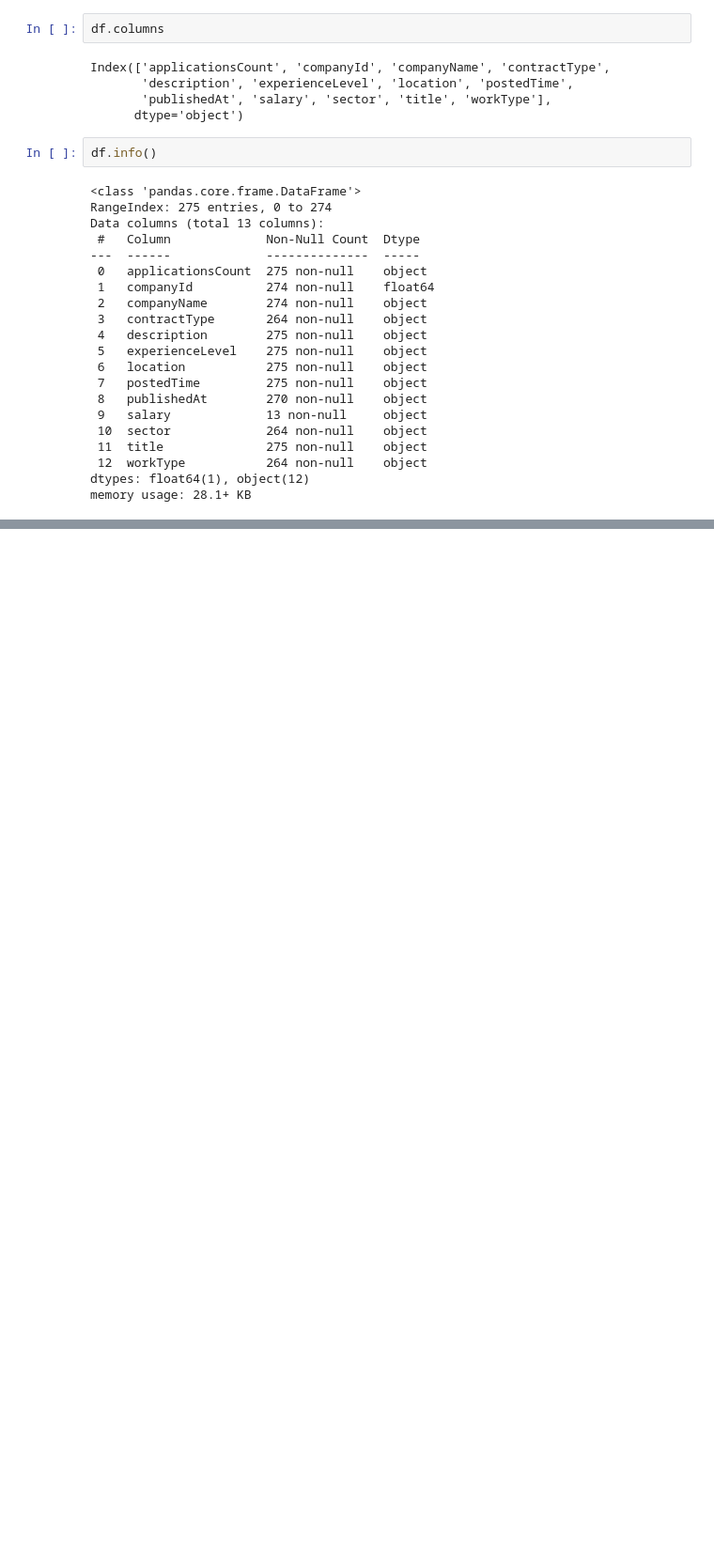
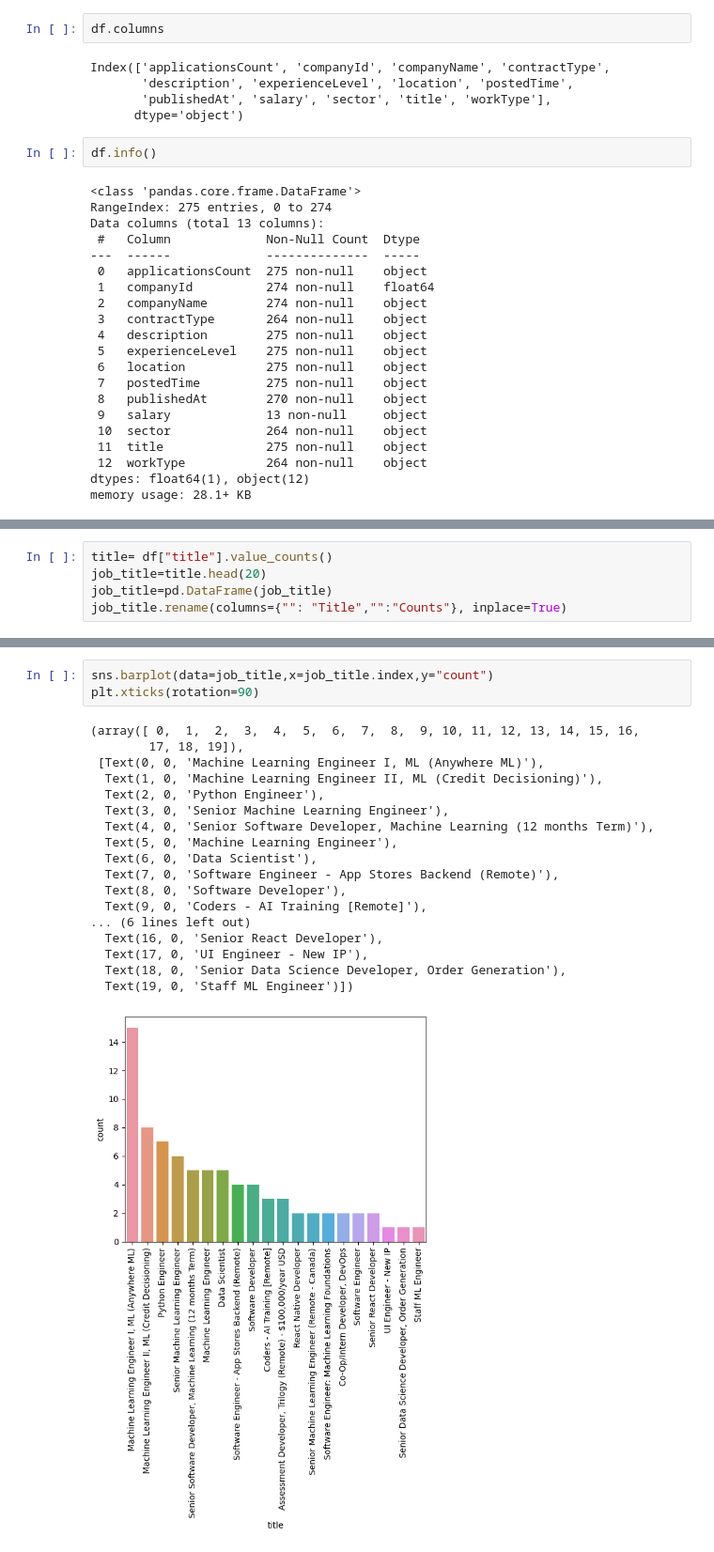
Before and after one commit to BensonMwangi/Linkedin-Canada, a Jupyter notebook: linkedin_canada.ipynb, the cells around one changed output, grey strips where cells are left out. Shown at 94% size. Cells and saved outputs as stored; diff of their text form; blank space fills up the shorter version.

Commit message:
Distribution plots

```diff
--- a/linkedin_canada.ipynb
+++ b/linkedin_canada.ipynb
@@ -164,0 +77,5 @@ by_location.head()
+# %%
+title= df["title"].value_counts()
+job_title=title.head(20)
+job_title=pd.DataFrame(job_title)
+job_title.rename(columns={"": "Title","":"Counts"}, inplace=True)
@@ -164,0 +103,22 @@ by_location.head()
+# %%
+sns.barplot(data=job_title,x=job_title.index,y="count")
+plt.xticks(rotation=90)
+# %% [output]
+(array([ 0,  1,  2,  3,  4,  5,  6,  7,  8,  9, 10, 11, 12, 13, 14, 15, 16,
+        17, 18, 19]),
+ [Text(0, 0, 'Machine Learning Engineer I, ML (Anywhere ML)'),
+  Text(1, 0, 'Machine Learning Engineer II, ML (Credit Decisioning)'),
+  Text(2, 0, 'Python Engineer'),
+  Text(3, 0, 'Senior Machine Learning Engineer'),
+  Text(4, 0, 'Senior Software Developer, Machine Learning (12 months Term)'),
+  Text(5, 0, 'Machine Learning Engineer'),
+  Text(6, 0, 'Data Scientist'),
+  Text(7, 0, 'Software Engineer - App Stores Backend (Remote)'),
+  Text(8, 0, 'Software Developer'),
+  Text(9, 0, 'Coders - AI Training [Remote]'),
+... (6 lines left out)
+  Text(16, 0, 'Senior React Developer'),
+  Text(17, 0, 'UI Engineer - New IP'),
+  Text(18, 0, 'Senior Data Science Developer, Order Generation'),
+  Text(19, 0, 'Staff ML Engineer')])
+[figure, added]
```
Also changed, not shown: parts of 27 cells of this notebook, 1 other file.
